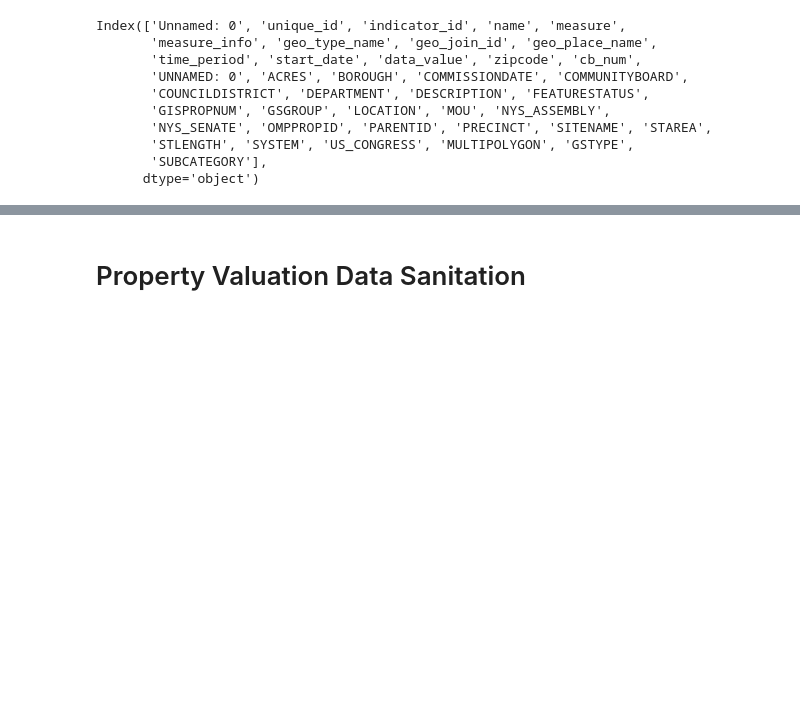
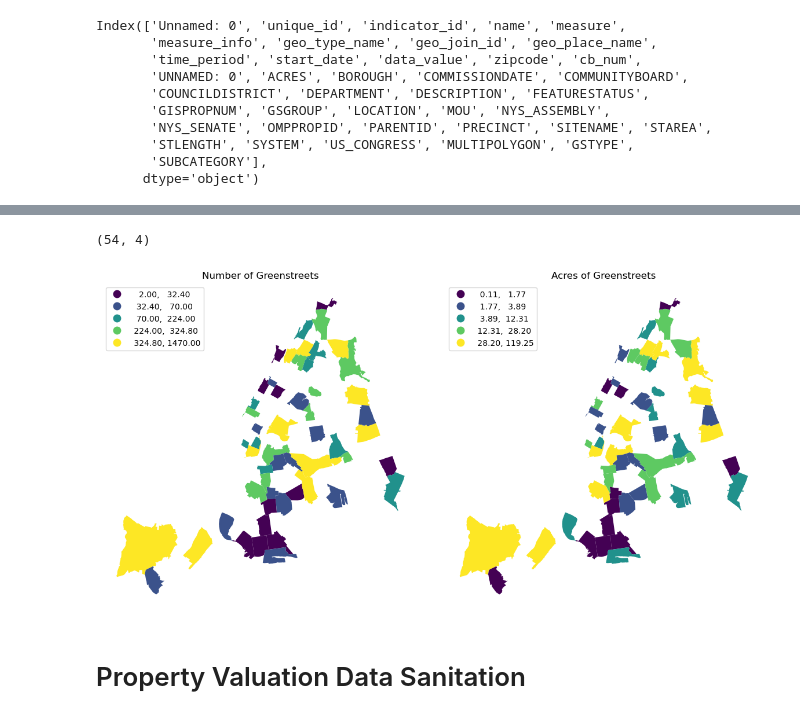
Before and after one commit to omarnyu/I2ADS-2024-group-project, a Jupyter notebook: final_project.ipynb, the cells around one changed output, grey strips where cells are left out. Cells and saved outputs as stored; diff of their text form; code cells hidden in the pictures; blank space fills up the shorter version.

```diff
--- a/final_project.ipynb
+++ b/final_project.ipynb
@@ -499,3 +505,8 @@ Index(['Unnamed: 0', 'unique_id', 'indicator_id', 'name', 'measure',
        'STLENGTH', 'SYSTEM', 'US_CONGRESS', 'MULTIPOLYGON', 'GSTYPE',
        'SUBCATEGORY'],
       dtype='object')
+# %%
+NYCzip = gpd.read_file("https://raw.githubusercontent.com/CUSP2020PUI/Data/master/NY.geojson")
+# %%
+NYCzip['zipcode'] = NYCzip['zipcode'].astype(int)
+NYCzip.head()
@@ -501,0 +520,3 @@ Index(['Unnamed: 0', 'unique_id', 'indicator_id', 'name', 'measure',
+# %%
+new = air_quality_geo_df.groupby('zipcode').agg({'ACRES': 'sum','DESCRIPTION':'count'}).reset_index()
+new.head()
@@ -501,0 +530,8 @@ Index(['Unnamed: 0', 'unique_id', 'indicator_id', 'name', 'measure',
+# %%
+#Merge cleaned data with zipcode, Acres, and count of greenstreet with shapefile
+NYCzip['zipcode'] = NYCzip['zipcode'].astype(str)
+new['zipcode'] = new['zipcode'].astype(str)
+
+merge_data = NYCzip.merge(new, left_on='zipcode', right_on='zipcode', how='left')
+
+merge_data.head()
@@ -502,3 +545,23 @@ Index(['Unnamed: 0', 'unique_id', 'indicator_id', 'name', 'measure',
+# %%
+merge_data.dropna(subset=['ACRES', 'DESCRIPTION']).shape
+# %% [output]
+(54, 4)
+# %%
+fig, axes = plt.subplots(1, 2, figsize=(12, 6))
+
+merge_data.plot(ax=axes[0], column='DESCRIPTION', legend=True, scheme='Quantiles', legend_kwds={'loc': 'upper left'})
+axes[0].set_title('Number of Greenstreets')
+axes[0].axis('off')
+
+merge_data.plot(ax=axes[1], column='ACRES', legend=True, scheme='Quantiles', legend_kwds={'loc': 'upper left'})
+axes[1].set_title('Acres of Greenstreets')
+axes[1].axis('off')
+
+plt.tight_layout()
+
+plt.show()
+# %% [output]
+[figure, added]
 # %% [markdown]
 # Property Valuation Data Sanitation
 # %%
```
Also changed, not shown: parts of 42 cells of this notebook.
